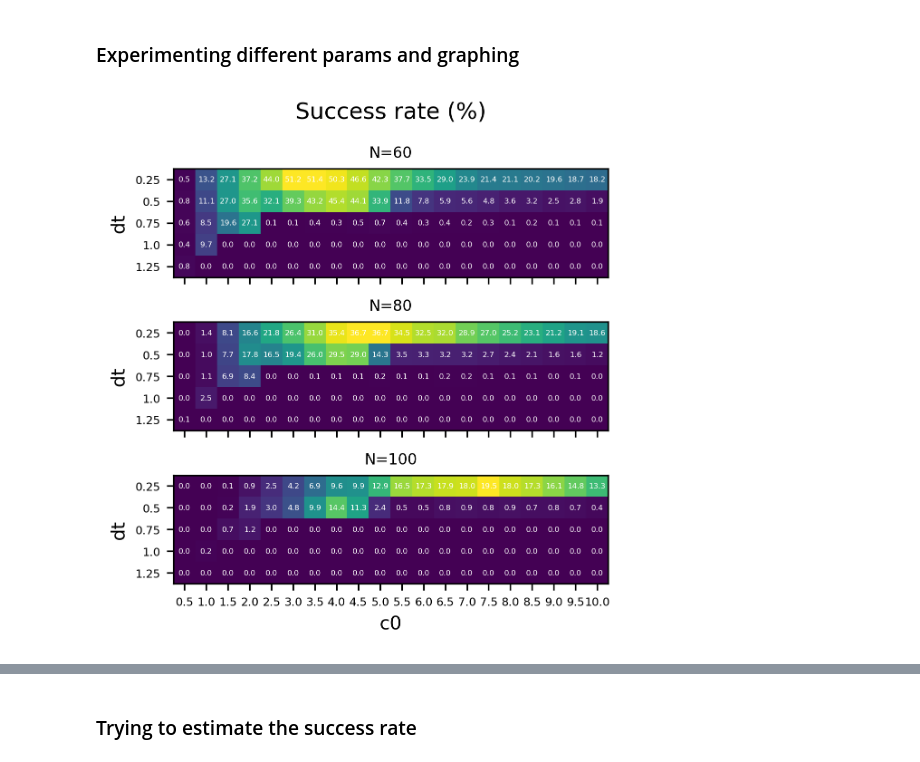
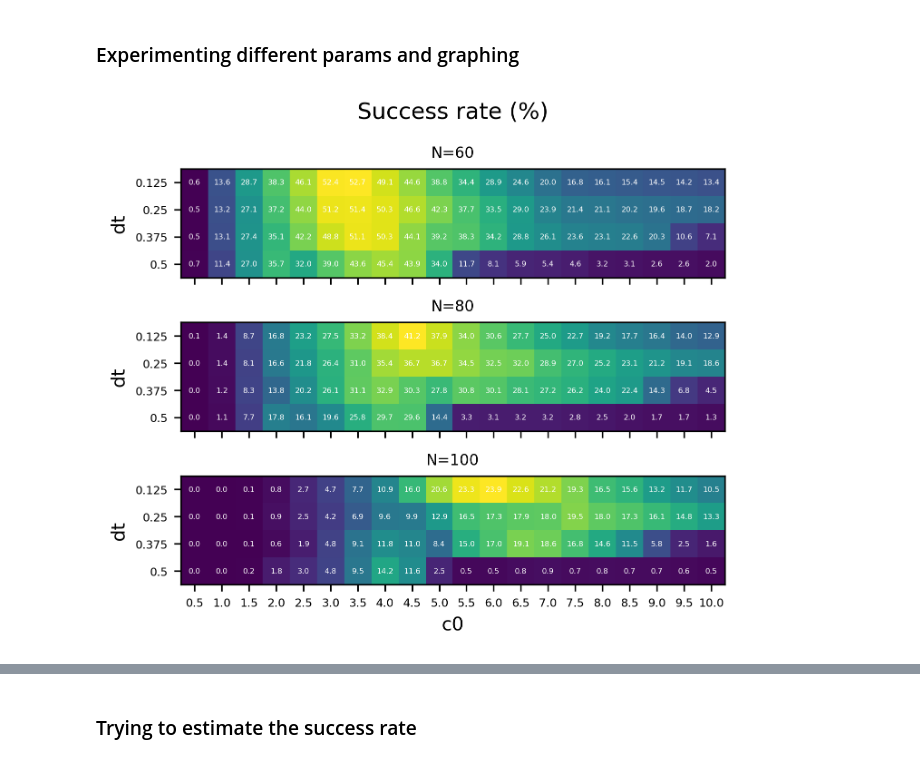
Before and after one commit to haoyudoingthings/Annealing-Algorithms, a Jupyter notebook: Simulated Bifurcation/dSB Benchmark.ipynb, the cells around one changed output, grey strips where cells are left out. Saved outputs shown, nothing was run; the diff lists cells and outputs as text; code cells hidden in the pictures.

Commit message:
new results and graphs

```diff
--- a/Simulated Bifurcation/dSB Benchmark.ipynb
+++ b/Simulated Bifurcation/dSB Benchmark.ipynb
@@ -163,7 +163,7 @@ def get_cut_val(N, ins, PS, dt, c0, y0, normalize_J=True, rng=None, fun=dSB):
 
     return int(np.sum(J) - fin_energy) # cut value
 # %%
-dt_lst = [0.125, 0.375]
+dt_lst = [0.1, 0.2, 0.3, 0.4, 0.5]
 c0_lst = [0.5*x for x in range(21)]
 # %%
 num_rep = 1000
@@ -369,18 +370,6 @@ with open('benchmark_results.csv', 'a') as f:
             prev_args = args
         else:
             f.write(f",{cut}")
-# %%
-# storing the results
-with open('benchmark_results.csv', 'a') as f:
-    # f.write(f"N,ins,dt,c0,results")
-    prev_args = None
-    for args, cut in zip(args_lst, results_rev):
-        N, ins, dt, c0 = args
-        if prev_args != args:
-            f.write(f"\n{N},{ins},{dt},{c0},{cut}")
-            prev_args = args
-        else:
-            f.write(f",{cut}")
 # %%
 # retrieving the results from csv file
 data = dict() # cut values
@@ -405,49 +394,34 @@ plt.setp(axs[-1], xlabel="c0")
 plt.setp(axs[:], ylabel="dt")
 
 xdata = [0.5*(x+1) for x in range(20)] # c0
-ydata = [0.25, 0.5, 0.75, 1.0, 1.25] # dt
+ydata = [0.125, 0.25, 0.375, 0.5] # dt
 
 for i, N in enumerate([60, 80, 100]):
     ax = axs[i]
     best_cut_count_data = np.zeros((len(ydata), len(xdata)))
     total_count_data = np.zeros((len(ydata), len(xdata)))
     for ins in range(10):
         for x, c0 in enumerate(xdata):
             for y, dt in enumerate(ydata):
                 best_cut_count_data[y, x] += sum([x == opt_cut[N][ins] for x in data[(N, ins, dt, c0)]])
                 total_count_data[y, x] += len(data[(N, ins, dt, c0)])
 
     success_rate_data = best_cut_count_data / total_count_data
 
     ax.imshow(success_rate_data)
 
     ax.set_xticks(np.arange(len(xdata)))
     ax.set_yticks(np.arange(len(ydata)))
     ax.set_xticklabels(xdata, size=6)
     ax.set_yticklabels(ydata, size=6)
     # ax.set_xlabel("c0")
     # ax.set_ylabel("dt")
     ax.set_title(f"N={N}", size=8)
 
     # Loop over data dimensions and create text annotations.
     for i in range(len(ydata)):
         for j in range(len(xdata)):
             text = ax.text(j, i, f"{100*success_rate_data[i, j]:.1f}",
                         ha="center", va="center", color="w", size=4)
-
-# fig, ax = plt.subplots()
-# im = ax.imshow(harvest)
-
-# # Show all ticks and label them with the respective list entries
-# ax.set_xticks(np.arange(len(farmers)), labels=farmers)
-# ax.set_yticks(np.arange(len(vegetables)), labels=vegetables)
-
-# # Rotate the tick labels and set their alignment.
-# plt.setp(ax.get_xticklabels(), rotation=45, ha="right",
-#          rotation_mode="anchor")
-
-# ax.set_title("Harvest of local farmers (in tons/year)")
-# fig.tight_layout()
-# plt.show()
 # %% [output]
-[figure, old version]
+[figure, new version]
```
Also changed, not shown: parts of 5 cells of this notebook, 4 other files.
